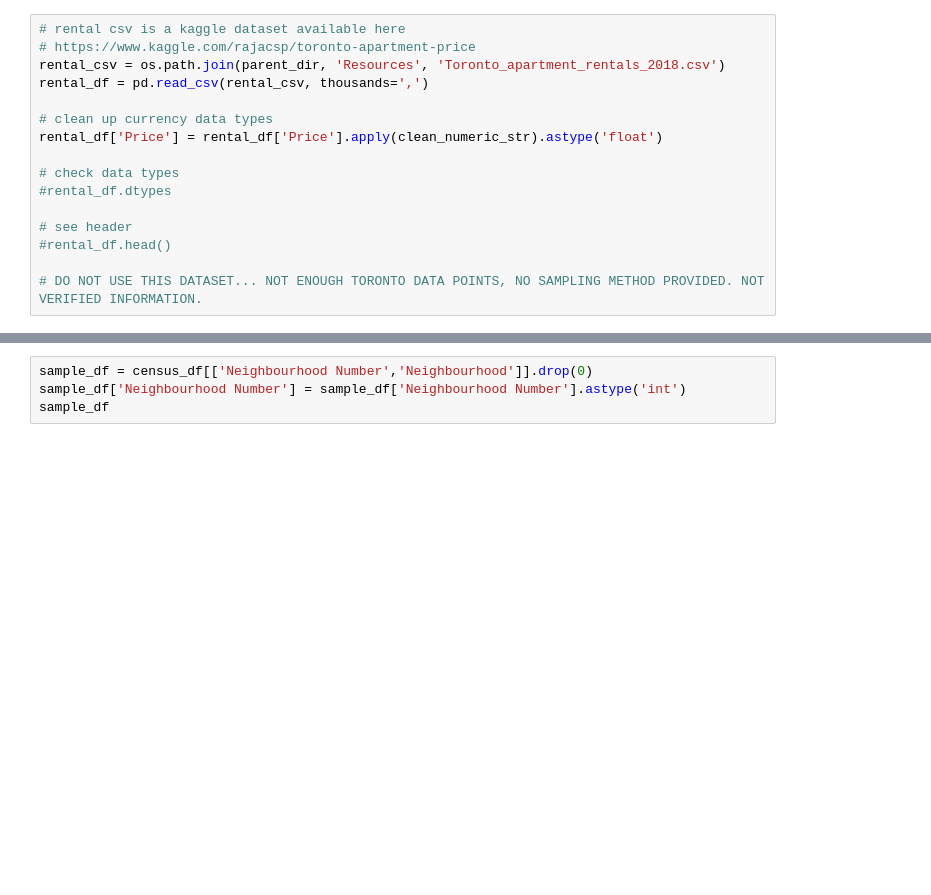
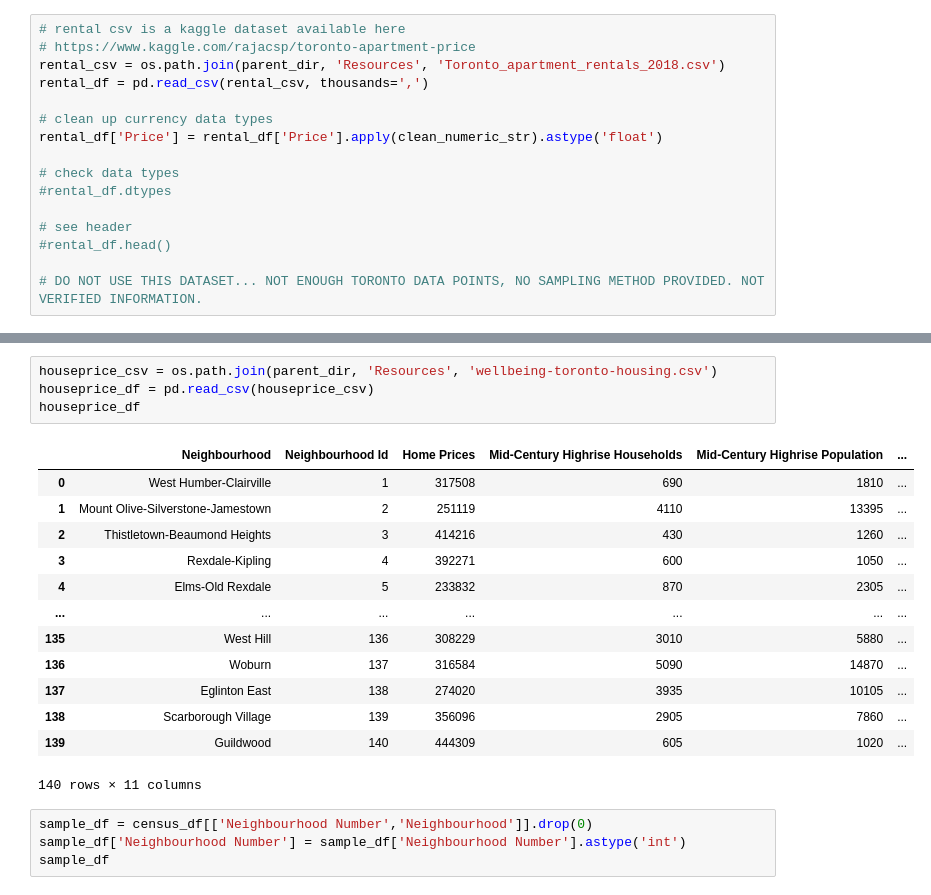
Before and after one commit to saif-gorges/GTA-Crime-and-Income-Analysis, a Jupyter notebook: Liz/group.ipynb, the cells around one changed output, grey strips where cells are left out. Drawn from its saved outputs; the diff is of its cells as text; blank space fills up the shorter version.

```diff
--- a/Liz/group.ipynb
+++ b/Liz/group.ipynb
@@ -57,4 +57,22 @@ census_df
 141 rows × 2384 columns
+# %%
+houseprice_csv = os.path.join(parent_dir, 'Resources', 'wellbeing-toronto-housing.csv')
+houseprice_df = pd.read_csv(houseprice_csv)
+houseprice_df
+# %% [output]
+|  | Neighbourhood | Neighbourhood Id | Home Prices | Mid-Century Highrise Households | Mid-Century Highrise Population | ... |
+| 0 | West Humber-Clairville | 1 | 317508 | 690 | 1810 | ... |
+| 1 | Mount Olive-Silverstone-Jamestown | 2 | 251119 | 4110 | 13395 | ... |
+| 2 | Thistletown-Beaumond Heights | 3 | 414216 | 430 | 1260 | ... |
+| 3 | Rexdale-Kipling | 4 | 392271 | 600 | 1050 | ... |
+| 4 | Elms-Old Rexdale | 5 | 233832 | 870 | 2305 | ... |
+| ... | ... | ... | ... | ... | ... | ... |
+| 135 | West Hill | 136 | 308229 | 3010 | 5880 | ... |
+| 136 | Woburn | 137 | 316584 | 5090 | 14870 | ... |
+| 137 | Eglinton East | 138 | 274020 | 3935 | 10105 | ... |
+| 138 | Scarborough Village | 139 | 356096 | 2905 | 7860 | ... |
+| 139 | Guildwood | 140 | 444309 | 605 | 1020 | ... |
+140 rows × 11 columns
 # %%
 sample_df = census_df[['Neighbourhood Number','Neighbourhood']].drop(0)
 sample_df['Neighbourhood Number'] = sample_df['Neighbourhood Number'].astype('int')
```
Also changed, not shown: parts of 2 cells of this notebook, 7 other files.
